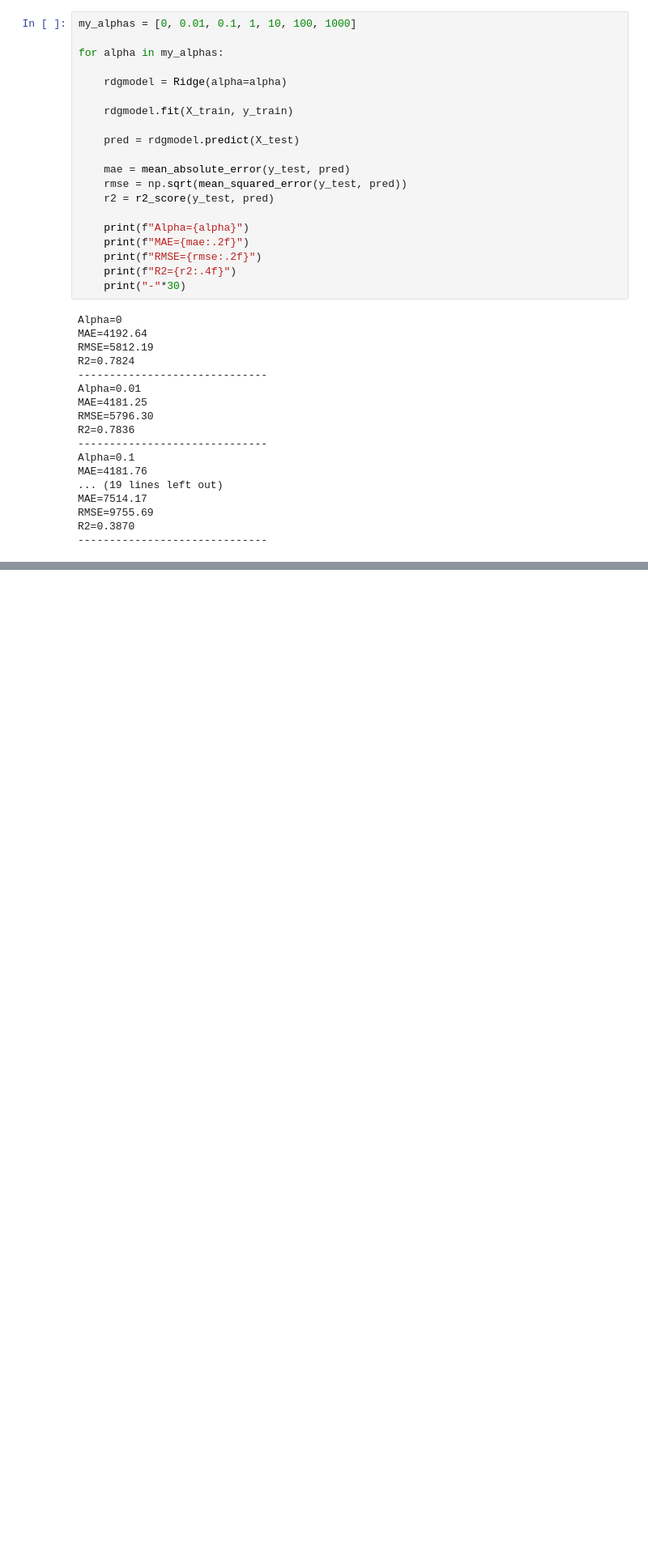
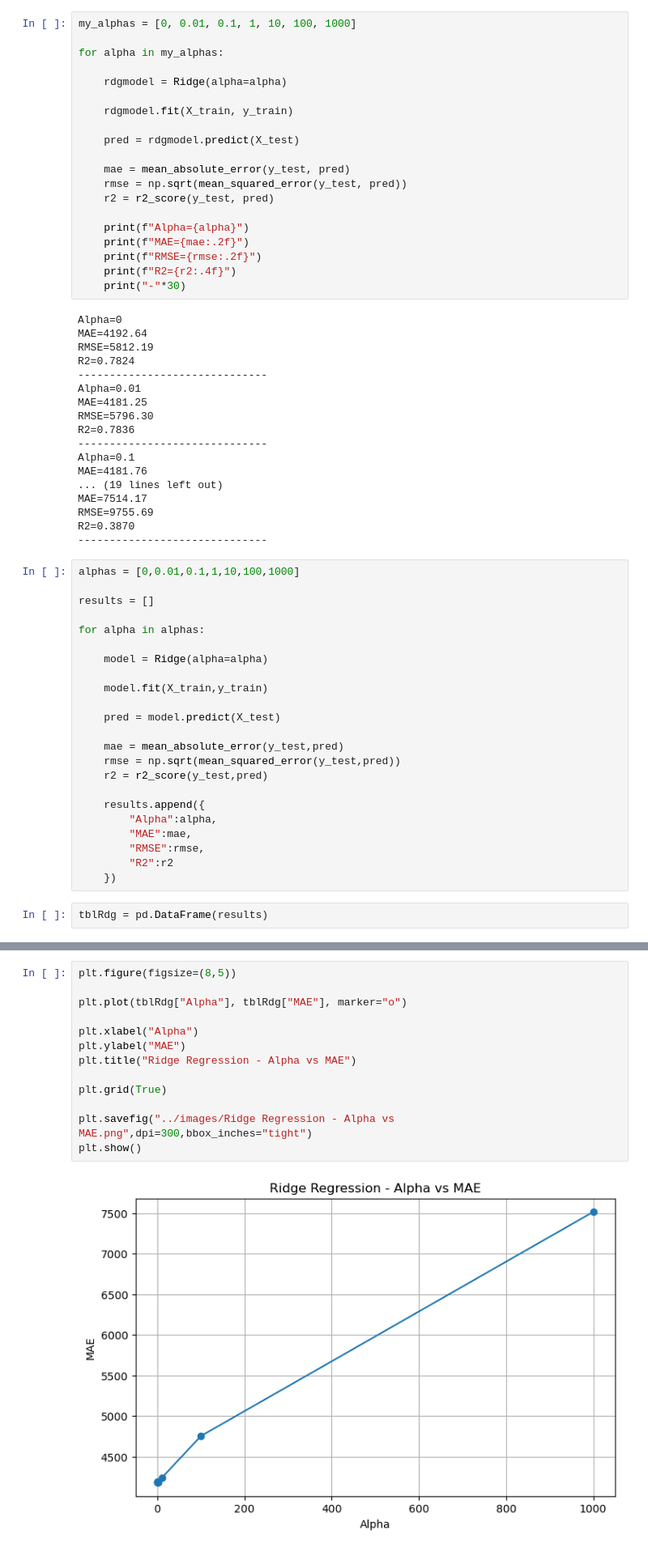
Before and after one commit to ugur-colak/medical-cost-prediction, a Jupyter notebook: notebooks/medical-cost-prediction.ipynb, the cells around one changed output, grey strips where cells are left out. Shown at 81% size. Drawn from its saved outputs; the diff is of its cells as text; blank space fills up the shorter version.

```diff
--- a/notebooks/medical-cost-prediction.ipynb
+++ b/notebooks/medical-cost-prediction.ipynb
@@ -342,3 +342,28 @@ MAE=7514.17
 RMSE=9755.69
 R2=0.3870
 ------------------------------
+# %%
+alphas = [0,0.01,0.1,1,10,100,1000]
+
+results = []
+
+for alpha in alphas:
+
+    model = Ridge(alpha=alpha)
+
+    model.fit(X_train,y_train)
+
+    pred = model.predict(X_test)
+
+    mae = mean_absolute_error(y_test,pred)
+    rmse = np.sqrt(mean_squared_error(y_test,pred))
+    r2 = r2_score(y_test,pred)
+
+    results.append({
+        "Alpha":alpha,
+        "MAE":mae,
+        "RMSE":rmse,
+        "R2":r2
+    })
+# %%
+tblRdg = pd.DataFrame(results)
@@ -344,0 +381,15 @@ R2=0.3870
+# %%
+plt.figure(figsize=(8,5))
+
+plt.plot(tblRdg["Alpha"], tblRdg["MAE"], marker="o")
+
+plt.xlabel("Alpha")
+plt.ylabel("MAE")
+plt.title("Ridge Regression - Alpha vs MAE")
+
+plt.grid(True)
+
+plt.savefig("../images/Ridge Regression - Alpha vs MAE.png",dpi=300,bbox_inches="tight")
+plt.show()
+# %% [output]
+[figure, added]
```
Also changed, not shown: parts of 5 cells of this notebook, 1 other file.
